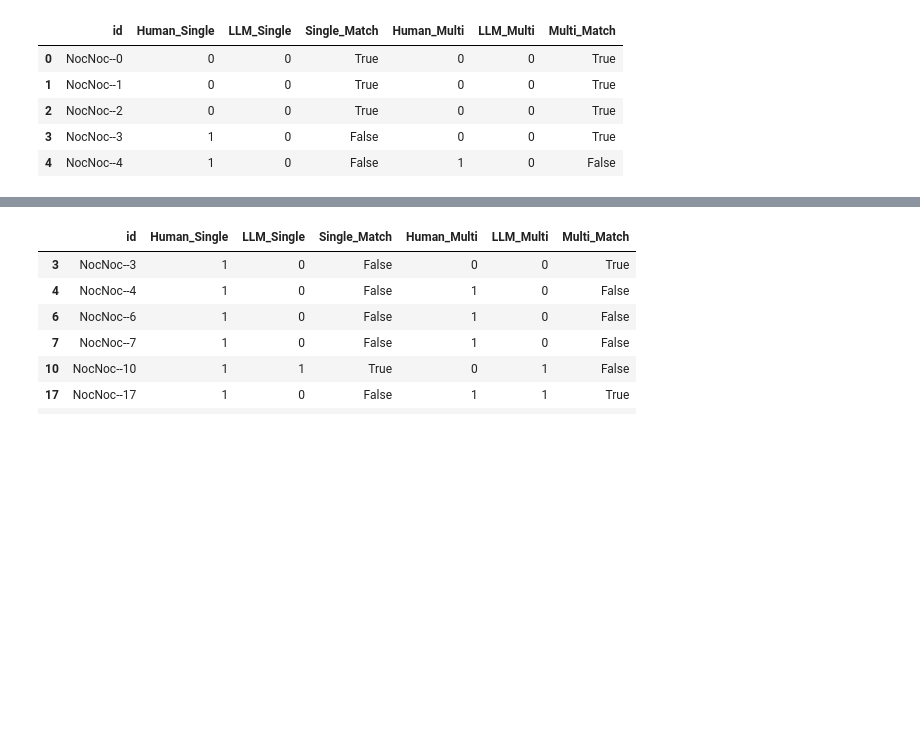
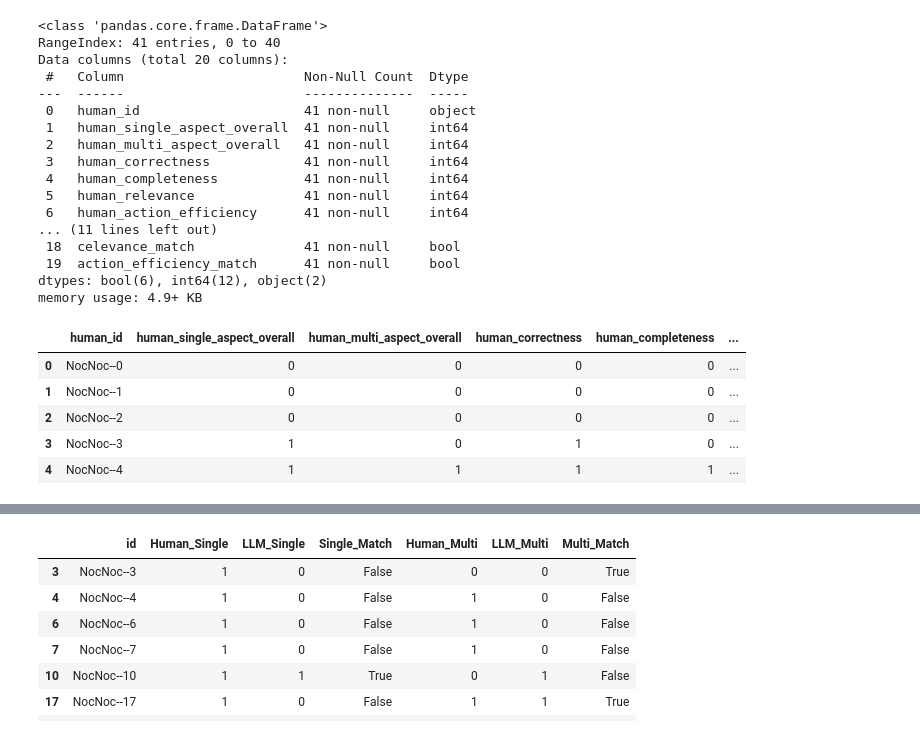
Before and after one commit to yoaperm/WebVoyager, a Jupyter notebook: evaluation/evaluation_report.ipynb, the cells around one changed output, grey strips where cells are left out. Cells and saved outputs as stored; diff of their text form; code cells hidden in the pictures; blank space fills up the shorter version.

Commit message:
update evaluation report

```diff
--- a/evaluation/evaluation_report.ipynb
+++ b/evaluation/evaluation_report.ipynb
@@ -62,4 +94,25 @@ print(human_multi_aspect)
+# %%
+evaluation_llm = parse_aspect_reasoning_blocks("evaluation_multi_eval.md")
+llm_df = evaluation_llm.copy()
+
+# Ensure correct column names (strip spaces and fix headers if necessary)
+llm_df.columns = ["llm_"+col.strip().lower() for col in llm_df.columns]
+
+# Fill missing values as 0 for comparison purposes
+llm_df.fillna(0, inplace=True)
+
+# Ensure numeric types
+llm_df["llm_correctness"] = llm_df["llm_correctness"].astype(int)
+llm_df["llm_completeness"] = llm_df["llm_completeness"].astype(int)
+llm_df["llm_relevance"] = llm_df["llm_relevance"].astype(int)
+llm_df["llm_action_efficiency"] = llm_df["llm_action_efficiency"].astype(int)
 # %%
 # Load LLM evaluations
-eval_single_aspect = [0, 0, 0, 0, 0, 0, 0, 0, 0, 1, 1, 1, 0, 0, 0, 1, 0, 0, 1, 0, 0, 1, 0, 1, 0, 0, 1, 1, 1, 1, 0, 1, 1, 1, 1, 0, 1, 1, 0, 0, 0]
-eval_multi_aspect = [0, 0, 0, 0, 0, 0, 0, 0, 0, 0, 1, 1, 0, 0, 0, 1, 0, 1, 1, 0, 0, 0, 0, 0, 0, 0, 1, 1, 1, 1, 0, 0, 0, 1, 1, 0, 1, 1, 0, 0, 0]
+llm_single_aspect_list = extract_last_list_from_file("evaluation_single_eval.md")
+llm_multi_aspect_list = extract_last_list_from_file("evaluation_multi_eval.md")
+# llm_single_aspect_list = [0, 0, 0, 0, 0, 0, 0, 0, 0, 1, 1, 1, 0, 0, 0, 1, 0, 0, 1, 0, 0, 1, 0, 1, 0, 0, 1, 1, 1, 1, 0, 1, 1, 1, 1, 0, 1, 1, 0, 0, 0]
+# llm_multi_aspect_list = [0, 0, 0, 0, 0, 0, 0, 0, 0, 0, 1, 1, 0, 0, 0, 1, 0, 1, 1, 0, 0, 0, 0, 0, 0, 0, 1, 1, 1, 1, 0, 0, 0, 1, 1, 0, 1, 1, 0, 0, 0]
+llm_df["llm_single_aspect_overall"] = llm_single_aspect_list
+llm_df["llm_multi_aspect_overall"] = llm_multi_aspect_list
+llm_df["llm_single_aspect_overall"] = llm_df["llm_single_aspect_overall"].astype(int)
+llm_df["llm_multi_aspect_overall"] = llm_df["llm_multi_aspect_overall"].astype(int)
@@ -89,0 +119,2 @@ comparison_df = pd.DataFrame(comparison)
+# %%
+llm_df = llm_df[["llm_id", "llm_single_aspect_overall", "llm_multi_aspect_overall", "llm_correctness", "llm_completeness", "llm_relevance", "llm_action_efficiency"]]
@@ -90,9 +145,36 @@ comparison_df = pd.DataFrame(comparison)
+# %%
+# Join eyeball_df and llm_df on human_id and llm_id
+comparison_df = pd.merge(eyeball_df, llm_df, left_on="human_id", right_on="llm_id")
+comparison_df["single_match"] = comparison_df["human_single_aspect_overall"] == comparison_df["llm_single_aspect_overall"]
+comparison_df["multi_match"] = comparison_df["human_multi_aspect_overall"] == comparison_df["llm_multi_aspect_overall"]
+comparison_df["correctness_match"] = comparison_df["human_correctness"] == comparison_df["llm_correctness"]
+comparison_df["completeness_match"] = comparison_df["human_completeness"] == comparison_df["llm_completeness"]
+comparison_df["celevance_match"] = comparison_df["human_relevance"] == comparison_df["llm_relevance"]
+comparison_df["action_efficiency_match"] = comparison_df["human_action_efficiency"] == comparison_df["llm_action_efficiency"]
 # %%
+comparison_df.info()
 comparison_df.head()
 # %% [output]
+<class 'pandas.core.frame.DataFrame'>
+RangeIndex: 41 entries, 0 to 40
+Data columns (total 20 columns):
+ #   Column                       Non-Null Count  Dtype
+---  ------                       --------------  -----
+ 0   human_id                     41 non-null     object
+ 1   human_single_aspect_overall  41 non-null     int64
+ 2   human_multi_aspect_overall   41 non-null     int64
+ 3   human_correctness            41 non-null     int64
+ 4   human_completeness           41 non-null     int64
+ 5   human_relevance              41 non-null     int64
+ 6   human_action_efficiency      41 non-null     int64
+... (11 lines left out)
+ 18  celevance_match              41 non-null     bool
+ 19  action_efficiency_match      41 non-null     bool
+dtypes: bool(6), int64(12), object(2)
+memory usage: 4.9+ KB
-|  | id | Human_Single | LLM_Single | Single_Match | Human_Multi | LLM_Multi | Multi_Match |
-| 0 | NocNoc--0 | 0 | 0 | True | 0 | 0 | True |
-| 1 | NocNoc--1 | 0 | 0 | True | 0 | 0 | True |
-| 2 | NocNoc--2 | 0 | 0 | True | 0 | 0 | True |
-| 3 | NocNoc--3 | 1 | 0 | False | 0 | 0 | True |
-| 4 | NocNoc--4 | 1 | 0 | False | 1 | 0 | False |
+|  | human_id | human_single_aspect_overall | human_multi_aspect_overall | human_correctness | human_completeness | ... |
+| 0 | NocNoc--0 | 0 | 0 | 0 | 0 | ... |
+| 1 | NocNoc--1 | 0 | 0 | 0 | 0 | ... |
+| 2 | NocNoc--2 | 0 | 0 | 0 | 0 | ... |
+| 3 | NocNoc--3 | 1 | 0 | 1 | 0 | ... |
+| 4 | NocNoc--4 | 1 | 1 | 1 | 1 | ... |
```
Also changed, not shown: parts of 19 cells of this notebook.
